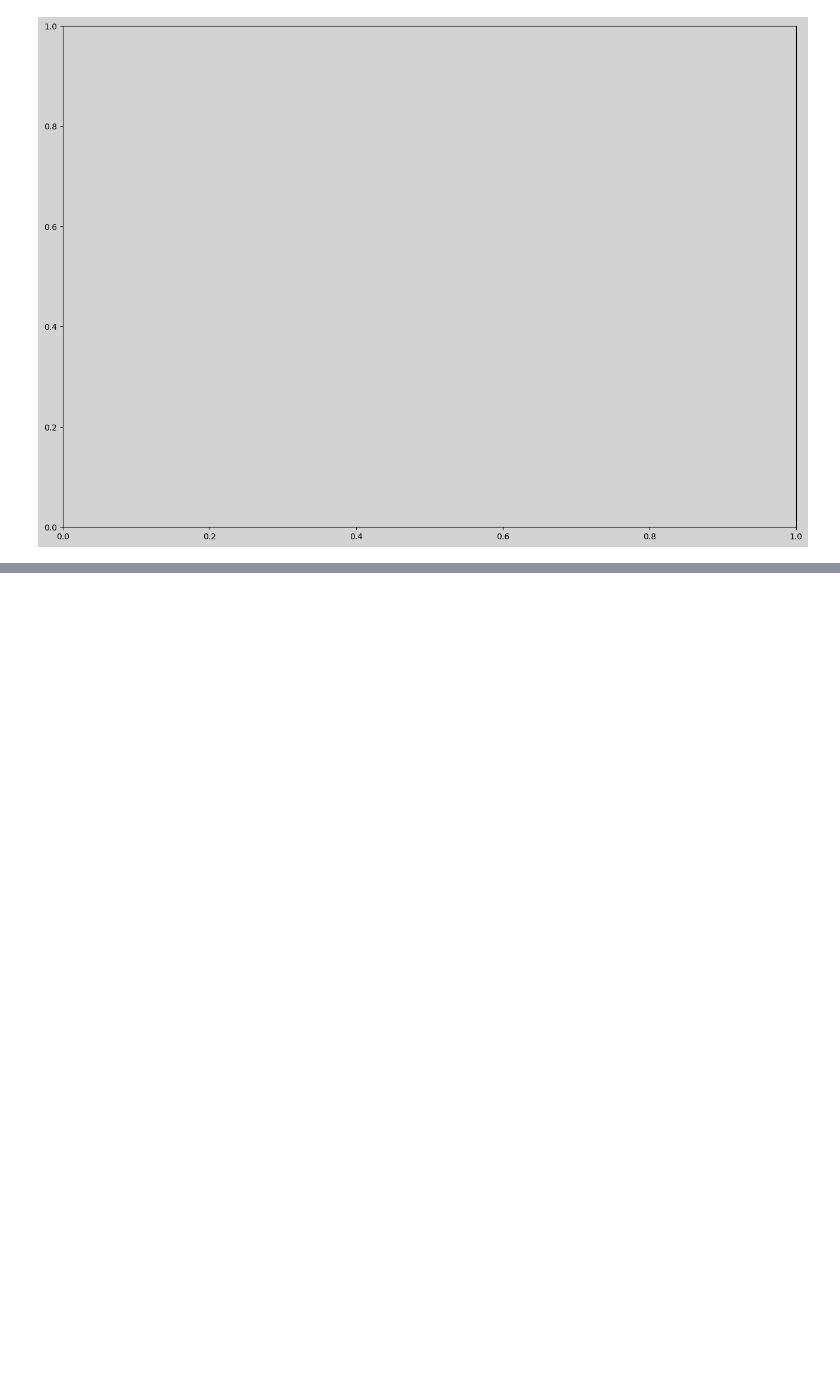
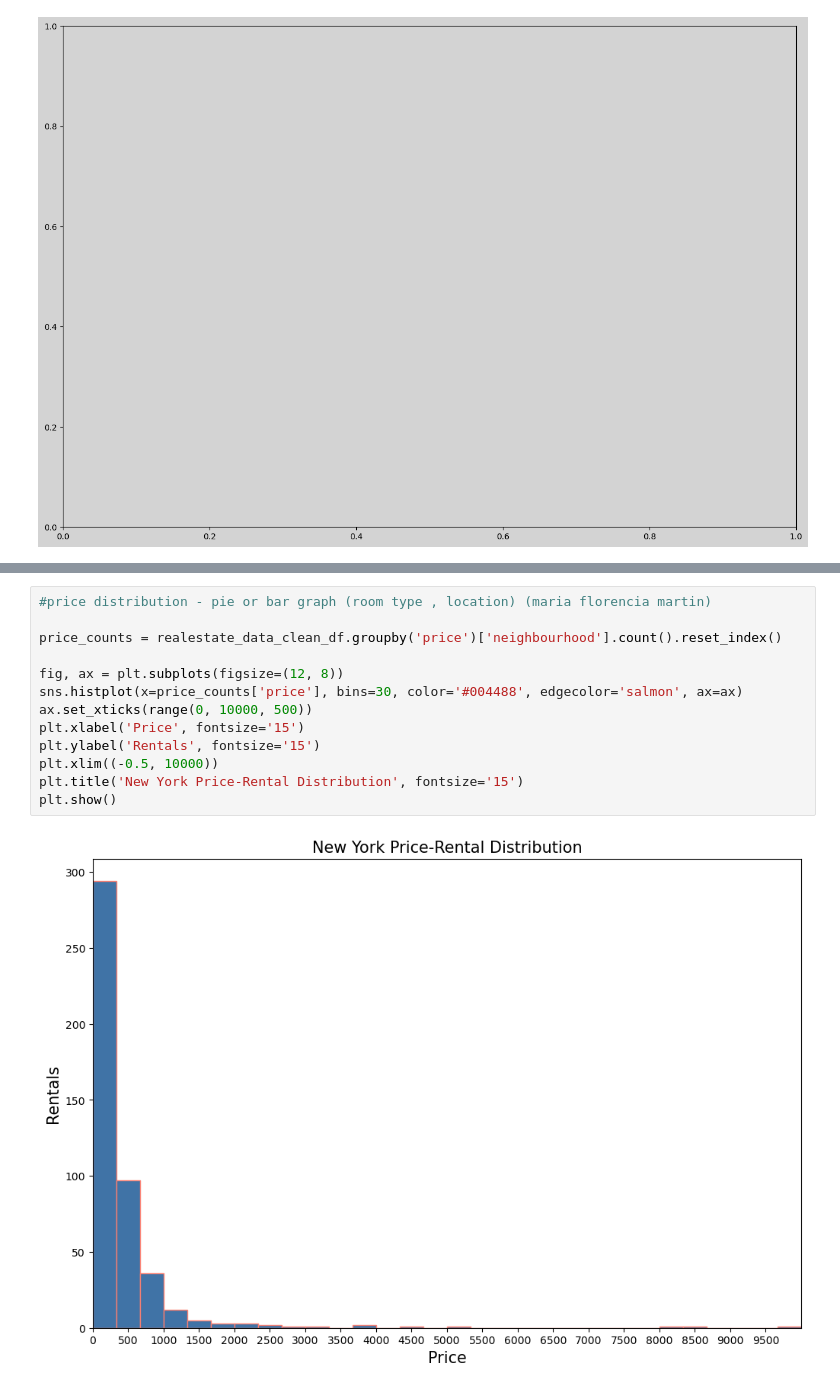
Before and after one commit to RLButch/group-project-1, a Jupyter notebook: NYRentalListingAnalysis.ipynb, the cells around one changed output, grey strips where cells are left out. Saved outputs shown, nothing was run; the diff lists cells and outputs as text; blank space fills up the shorter version.

```diff
--- a/NYRentalListingAnalysis.ipynb
+++ b/NYRentalListingAnalysis.ipynb
@@ -271,0 +309,15 @@ ValueError: shape mismatch: objects cannot be broadcast to a single shape.  Mism
+# %%
+#price distribution - pie or bar graph (room type , location) (maria florencia martin)
+
+price_counts = realestate_data_clean_df.groupby('price')['neighbourhood'].count().reset_index()
+
+fig, ax = plt.subplots(figsize=(12, 8))
+sns.histplot(x=price_counts['price'], bins=30, color='#004488', edgecolor='salmon', ax=ax)
+ax.set_xticks(range(0, 10000, 500))
+plt.xlabel('Price', fontsize='15')
+plt.ylabel('Rentals', fontsize='15')
+plt.xlim((-0.5, 10000))
+plt.title('New York Price-Rental Distribution', fontsize='15')
+plt.show()
+# %% [output]
+[figure, added]
```
Also changed, not shown: parts of 5 cells of this notebook, 4 other files.
